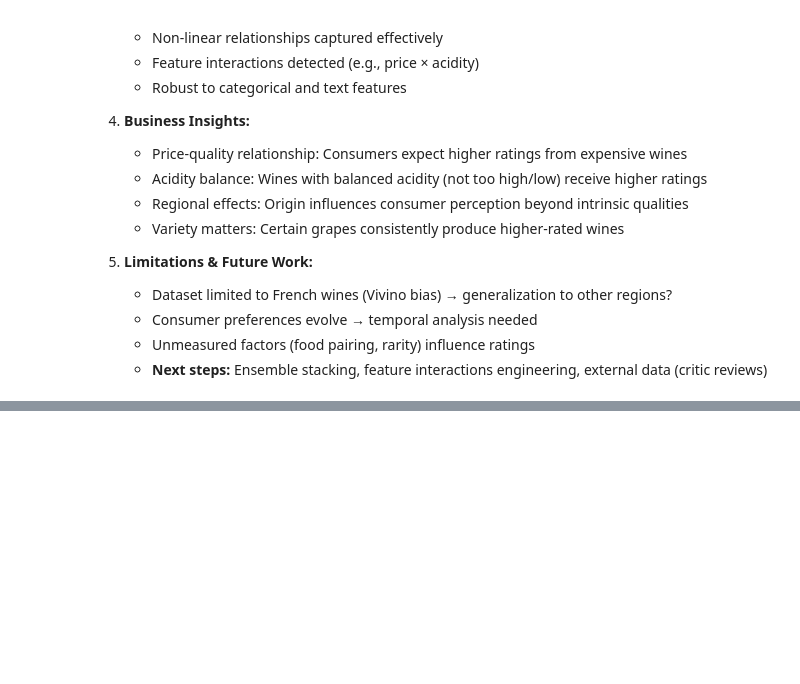
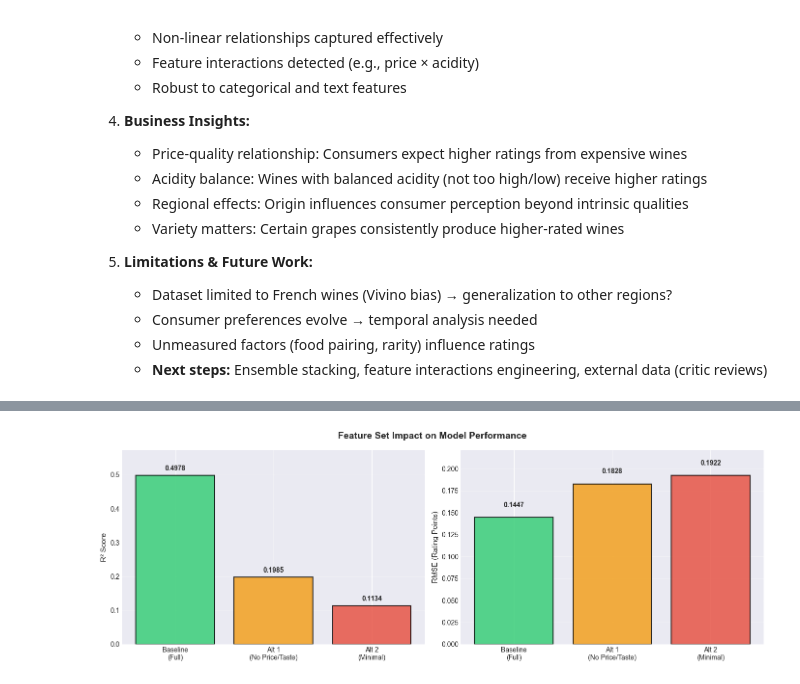
Before and after one commit to tfreret/vivino-analysis, a Jupyter notebook: wine_analysis_v2.ipynb, the cells around one changed output, grey strips where cells are left out. Drawn from its saved outputs; the diff is of its cells as text; code cells hidden in the pictures; blank space fills up the shorter version.

```diff
--- a/wine_analysis_v2.ipynb
+++ b/wine_analysis_v2.ipynb
@@ -837,0 +1245,90 @@ Prediction Examples (Test Set):
+# %%
+# Create comprehensive comparison
+comparison_data = {
+    'Baseline (Full)': {
+        'Features': f"{X_train_prep.shape[1]}",
+        'Feature Set': 'All: price, tastes, origin, grapes, flavors',
+        'Best Model': best_model_name,
+        'Test R²': best_test_r2,
+        'Test RMSE': best_test_rmse,
+        'Test MAE': results[best_model_name]['test_mae']
+    },
+    'Alt 1 (No Price/Taste)': {
+        'Features': f"{X_train_prep_alt1.shape[1]}",
+        'Feature Set': 'Origin, grapes, vintage, flavor ranks',
+        'Best Model': results_alt1_df['test_r2'].idxmax(),
+        'Test R²': results_alt1_df['test_r2'].max(),
+        'Test RMSE': results_alt1_df.loc[results_alt1_df['test_r2'].idxmax(), 'test_rmse'],
+        'Test MAE': results_alt1_df.loc[results_alt1_df['test_r2'].idxmax(), 'test_mae']
+    },
+    'Alt 2 (Minimal)': {
+        'Features': f"{X_train_prep_alt2.shape[1]}",
+        'Feature Set': 'Only origin & grapes',
+        'Best Model': results_alt2_df['test_r2'].idxmax(),
+        'Test R²': results_alt2_df['test_r2'].max(),
+        'Test RMSE': results_alt2_df.loc[results_alt2_df['test_r2'].idxmax(), 'test_rmse'],
+        'Test MAE': results_alt2_df.loc[results_alt2_df['test_r2'].idxmax(), 'test_mae']
+    }
+}
+
+comparison_df = pd.DataFrame(comparison_data).T
+print("=" * 90)
+print("FEATURE SET COMPARISON SUMMARY")
+print("=" * 90)
+display(comparison_df[['Features', 'Feature Set', 'Best Model', 'Test R²', 'Test RMSE', 'Test MAE']])
+
+# Visualization
+fig, (ax1, ax2) = plt.subplots(1, 2, figsize=(14, 5))
+fig.suptitle('Feature Set Impact on Model Performance', fontsize=14, fontweight='bold')
+
+# R² Comparison
+analyses = ['Baseline\n(Full)', 'Alt 1\n(No Price/Taste)', 'Alt 2\n(Minimal)']
+r2_scores = [best_test_r2, results_alt1_df['test_r2'].max(), results_alt2_df['test_r2'].max()]
+colors = ['#2ecc71', '#f39c12', '#e74c3c']
+
+bars1 = ax1.bar(analyses, r2_scores, color=colors, alpha=0.8, edgecolor='black', linewidth=1.5)
+ax1.set_ylabel('R² Score', fontsize=11)
+ax1.set_ylim(0, max(r2_scores) * 1.15)
+ax1.grid(alpha=0.3, axis='y')
+for i, (bar, val) in enumerate(zip(bars1, r2_scores)):
+    ax1.text(bar.get_x() + bar.get_width()/2, bar.get_height() + 0.01, f'{val:.4f}',
+             ha='center', va='bottom', fontweight='bold')
+
+# RMSE Comparison
+rmse_scores = [best_test_rmse, results_alt1_df.loc[results_alt1_df['test_r2'].idxmax(), 'test_rmse'],
+               results_alt2_df.loc[results_alt2_df['test_r2'].idxmax(), 'test_rmse']]
+
+bars2 = ax2.bar(analyses, rmse_scores, color=colors, alpha=0.8, edgecolor='black', linewidth=1.5)
+ax2.set_ylabel('RMSE (Rating Points)', fontsize=11)
+ax2.set_ylim(0, max(rmse_scores) * 1.15)
+ax2.grid(alpha=0.3, axis='y')
+for i, (bar, val) in enumerate(zip(bars2, rmse_scores)):
+    ax2.text(bar.get_x() + bar.get_width()/2, bar.get_height() + 0.01, f'{val:.4f}',
+             ha='center', va='bottom', fontweight='bold')
+
+plt.tight_layout()
+plt.show()
+
+# Key findings
+print("\n" + "=" * 90)
+print("KEY FINDINGS")
+print("=" * 90)
+r2_drop_alt1 = (best_test_r2 - results_alt1_df['test_r2'].max()) / best_test_r2 * 100
+r2_drop_alt2 = (best_test_r2 - results_alt2_df['test_r2'].max()) / best_test_r2 * 100
+
+print(f"\n1. Impact of Price & Taste Features:")
+print(f"   • Removing price & tastes: R² drops by {r2_drop_alt1:.1f}%")
+print(f"   • These features account for ~{r2_drop_alt1:.0f}% of baseline predictive power")
+
+print(f"\n2. Impact of Additional Feature Removal (Flavor Ranks):")
+print(f"   • Removing flavor ranks: R² drops by additional {r2_drop_alt1 - r2_drop_alt2:.1f}%")
+print(f"   • Flavor descriptors are less critical than price/tastes")
+
+print(f"\n3. Baseline Predictive Power:")
+print(f"   • Full feature set R² = {best_test_r2:.4f}")
+print(f"   • Geographic + grape features alone: R² = {results_alt2_df['test_r2'].max():.4f}")
+print(f"   • Pure commodity attributes (origin/variety) capture only ~{results_alt2_df['test_r2'].max()/best_test_r2*100:.1f}% of full power")
+
+print(f"\n✓ Conclusion: Consumer ratings are driven primarily by price & sensory profiles,")
+print(f"  with geographic origin and grape variety providing secondary signals.")
+# %% [output]
@@ -837,0 +1342 @@ Prediction Examples (Test Set):
+[figure, added]
```
Also changed, not shown: parts of 9 cells of this notebook.
